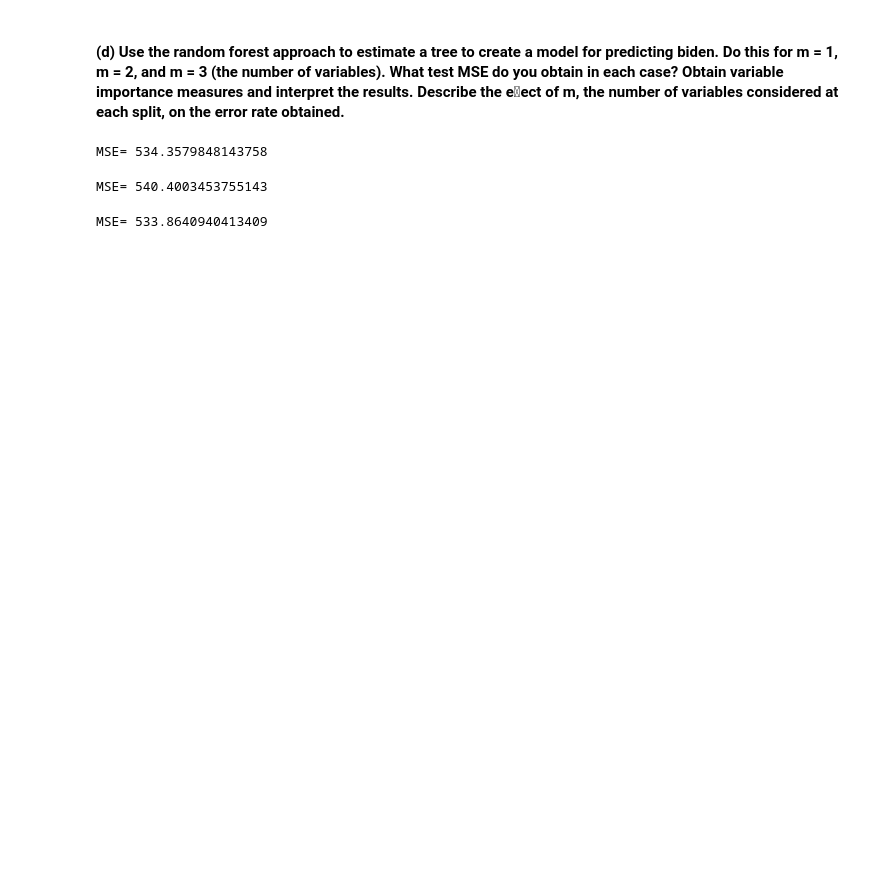
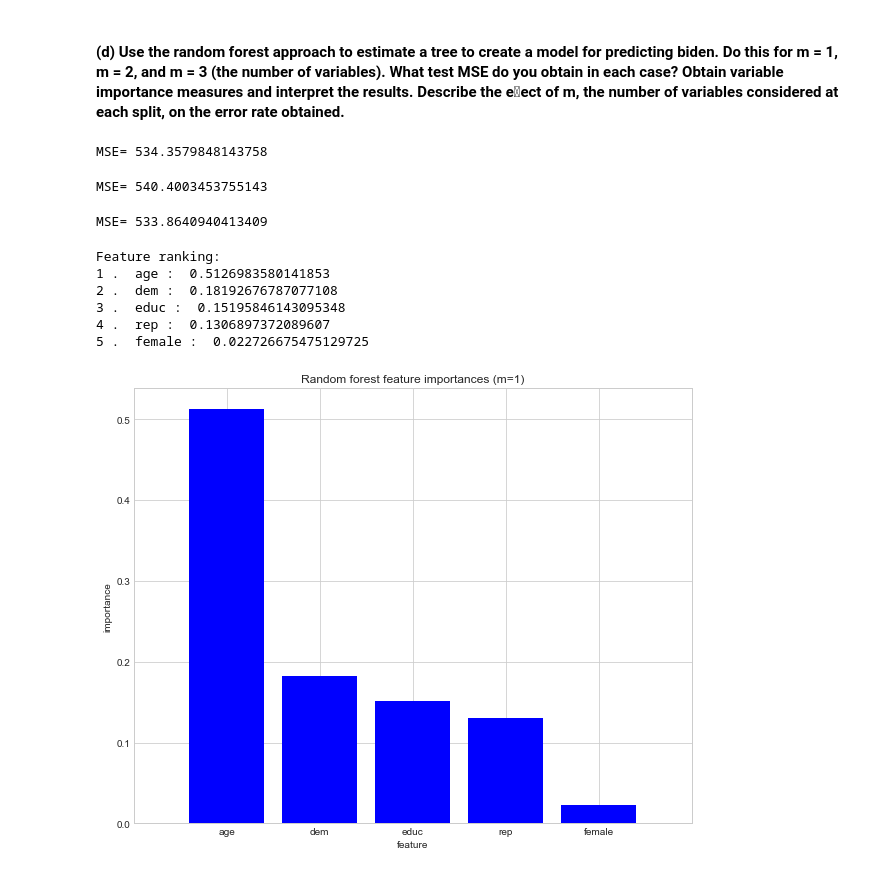
Before and after one commit to UC-MACSS/persp-model_W18, a Jupyter notebook: Students/LiR/PS6-Li_Ruixue.ipynb, the cells around one changed output. Cells and saved outputs as stored; diff of their text form; code cells hidden in the pictures; blank space fills up the shorter version.

```diff
--- a/Students/LiR/PS6-Li_Ruixue.ipynb
+++ b/Students/LiR/PS6-Li_Ruixue.ipynb
@@ -202,3 +202,34 @@ MSE_rf3 = mean_squared_error(y, y_pred_rf3)
 print('MSE=', MSE_rf3)
 # %% [output]
 MSE= 533.8640940413409
+# %%
+importances = biden_tree_rf1.feature_importances_
+std = np.std([tree.feature_importances_ for tree in biden_tree_rf1.estimators_],
+             axis=0)
+indices = np.argsort(importances)[::-1]
+
+# Print the feature ranking
+print("Feature ranking:")
+
+features = ['female', 'age', 'dem', 'rep', 'educ']
+
+for f in range(X.shape[1]):
+    print(str(f+1), ". ", features[indices[f]], ": ",str(importances[indices[f]]))
+
+plt.figure()
+plt.title("Random forest feature importances (m=1)")
+plt.bar(range(X.shape[1]), importances[indices],
+       color="b", align="center")
+plt.xticks(range(X.shape[1]), ['age','dem','educ','rep','female'])
+plt.xlim([-1, X.shape[1]])
+plt.xlabel('feature')
+plt.ylabel('importance')
+plt.show()
+# %% [output]
+Feature ranking:
+1 .  age :  0.5126983580141853
+2 .  dem :  0.18192676787077108
+3 .  educ :  0.15195846143095348
+4 .  rep :  0.1306897372089607
+5 .  female :  0.022726675475129725
+[figure, added]
```
Also changed, not shown: parts of 4 cells of this notebook.
